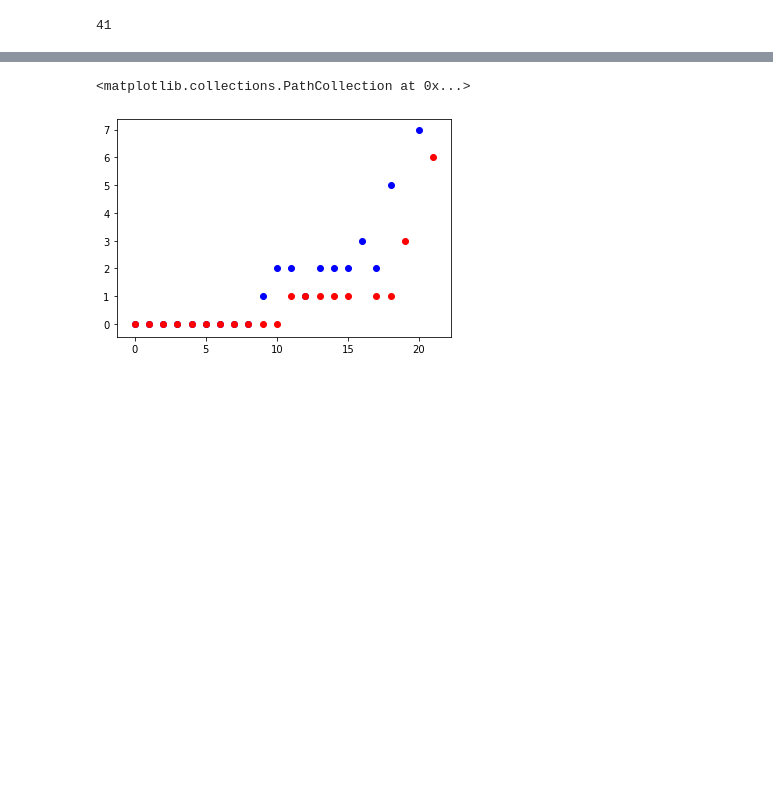
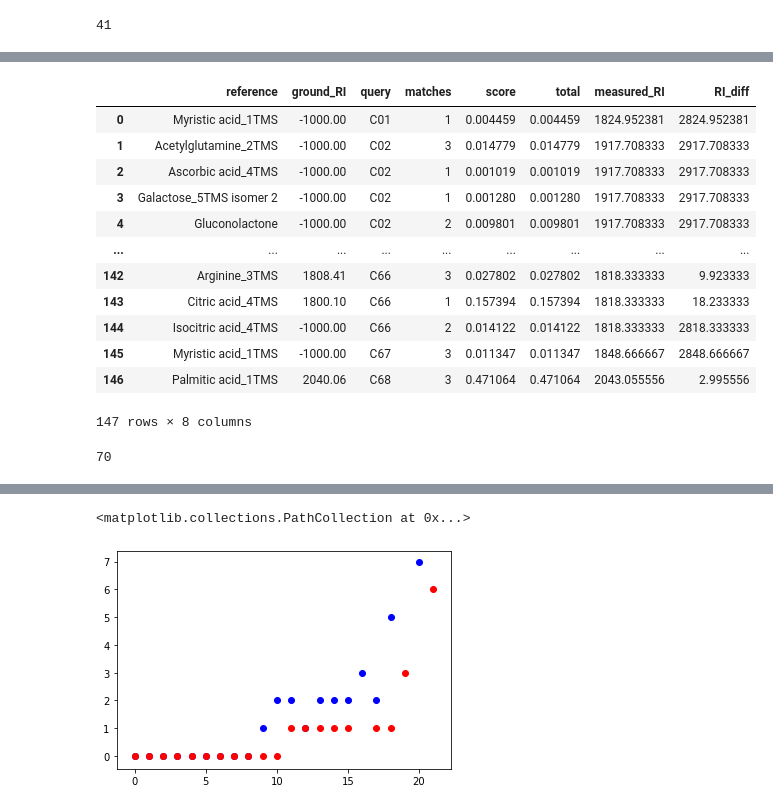
Before and after one commit to michal-stary/missing-peaks-prediction, a Jupyter notebook: real_pipeline_test/compare_histories.ipynb, the cells around one changed output, grey strips where cells are left out. Saved outputs shown, nothing was run; the diff lists cells and outputs as text; code cells hidden in the pictures; blank space fills up the shorter version.

```diff
--- a/real_pipeline_test/compare_histories.ipynb
+++ b/real_pipeline_test/compare_histories.ipynb
@@ -120,0 +96,27 @@ x
+# %%
+import sys
+sys.path.append("..")
+
+import pandas as pd
+import matchms
+from matchms.importing import load_from_msp
+from data_utils import spectrum_processing
+from pipeline_utils import get_galaxy_filename
+
+def get_spectra(path):
+    spectrums = [spectrum_processing(s, min_rel_int=None, n_required_peaks=1) for s in load_from_msp(path, metadata_harmonization=False)]
+    # Omit spectrums that didn't qualify for analysis
+    spectrums = [s for s in spectrums if s is not None]
+    return spectrums
+
+# super inefficent variant :))
+def get_RTI(c_ids, measured):
+    rts =[]
+    ris = []
+    for c_id in c_ids:
+        for spectrum in measured:
+            if c_id == spectrum.metadata["compound_name"]:
+                rts.append(spectrum.metadata["retention_time"])
+                ris.append(float(spectrum.metadata["retention_index"]))
+                break
+    return rts, ris
@@ -120,0 +154,23 @@ x
+# %%
+res1
+# %% [output]
+|  | reference | ground_RI | query | matches | score | total | measured_RI | RI_diff |
+| 0 | Myristic acid_1TMS | -1000.00 | C01 | 1 | 0.004459 | 0.004459 | 1824.952381 | 2824.952381 |
+| 1 | Acetylglutamine_2TMS | -1000.00 | C02 | 3 | 0.014779 | 0.014779 | 1917.708333 | 2917.708333 |
+| 2 | Ascorbic acid_4TMS | -1000.00 | C02 | 1 | 0.001019 | 0.001019 | 1917.708333 | 2917.708333 |
+| 3 | Galactose_5TMS isomer 2 | -1000.00 | C02 | 1 | 0.001280 | 0.001280 | 1917.708333 | 2917.708333 |
+| 4 | Gluconolactone | -1000.00 | C02 | 2 | 0.009801 | 0.009801 | 1917.708333 | 2917.708333 |
+| ... | ... | ... | ... | ... | ... | ... | ... | ... |
+| 142 | Arginine_3TMS | 1808.41 | C66 | 3 | 0.027802 | 0.027802 | 1818.333333 | 9.923333 |
+| 143 | Citric acid_4TMS | 1800.10 | C66 | 1 | 0.157394 | 0.157394 | 1818.333333 | 18.233333 |
+| 144 | Isocitric acid_4TMS | -1000.00 | C66 | 2 | 0.014122 | 0.014122 | 1818.333333 | 2818.333333 |
+| 145 | Myristic acid_1TMS | -1000.00 | C67 | 3 | 0.011347 | 0.011347 | 1848.666667 | 2848.666667 |
+| 146 | Palmitic acid_1TMS | 2040.06 | C68 | 3 | 0.471064 | 0.471064 | 2043.055556 | 2.995556 |
+147 rows × 8 columns
+# %%
+max_RI_diff = 30
+
+sum(abs(res2["RI_diff"]) >max_RI_diff)
+# assert sum(abs(res2["ground_RI"] - res2["measured_RI"]) >max_RI_diff) == 0
+# %% [output]
+70
```
Also changed, not shown: parts of 27 cells of this notebook.
